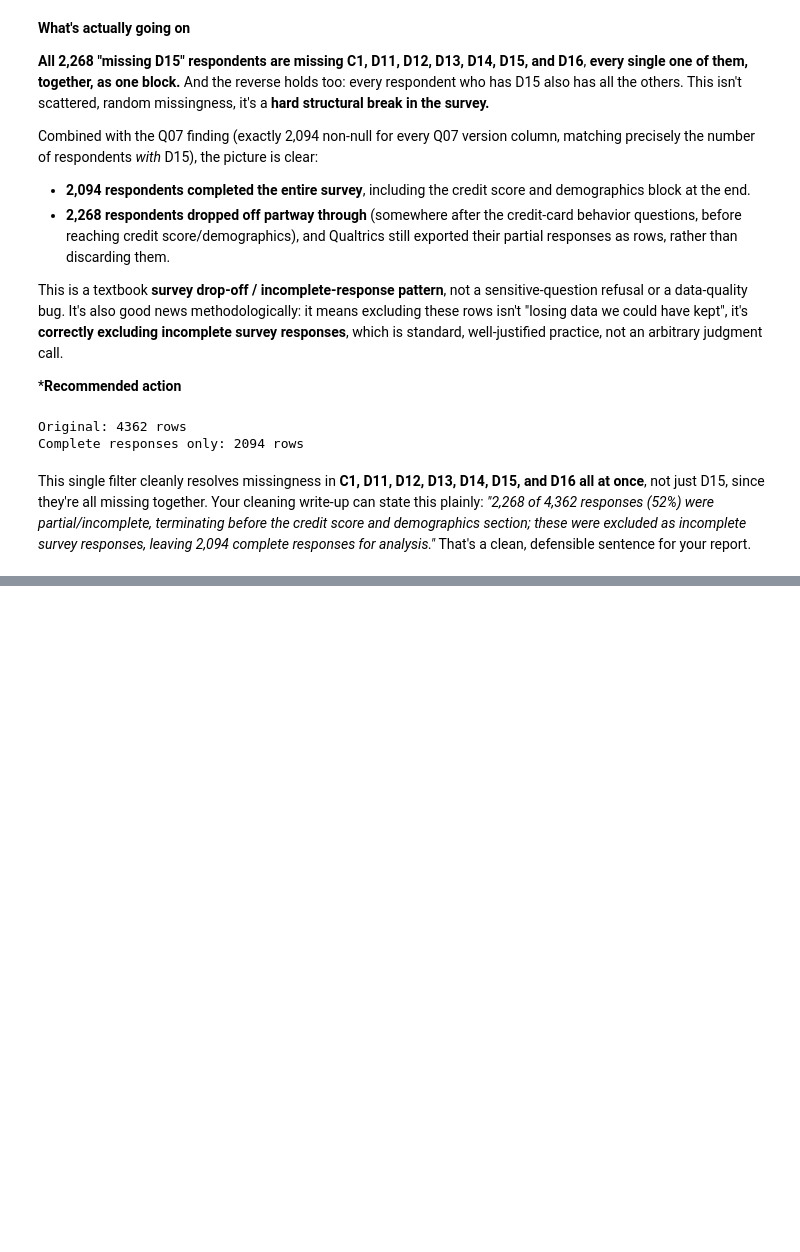
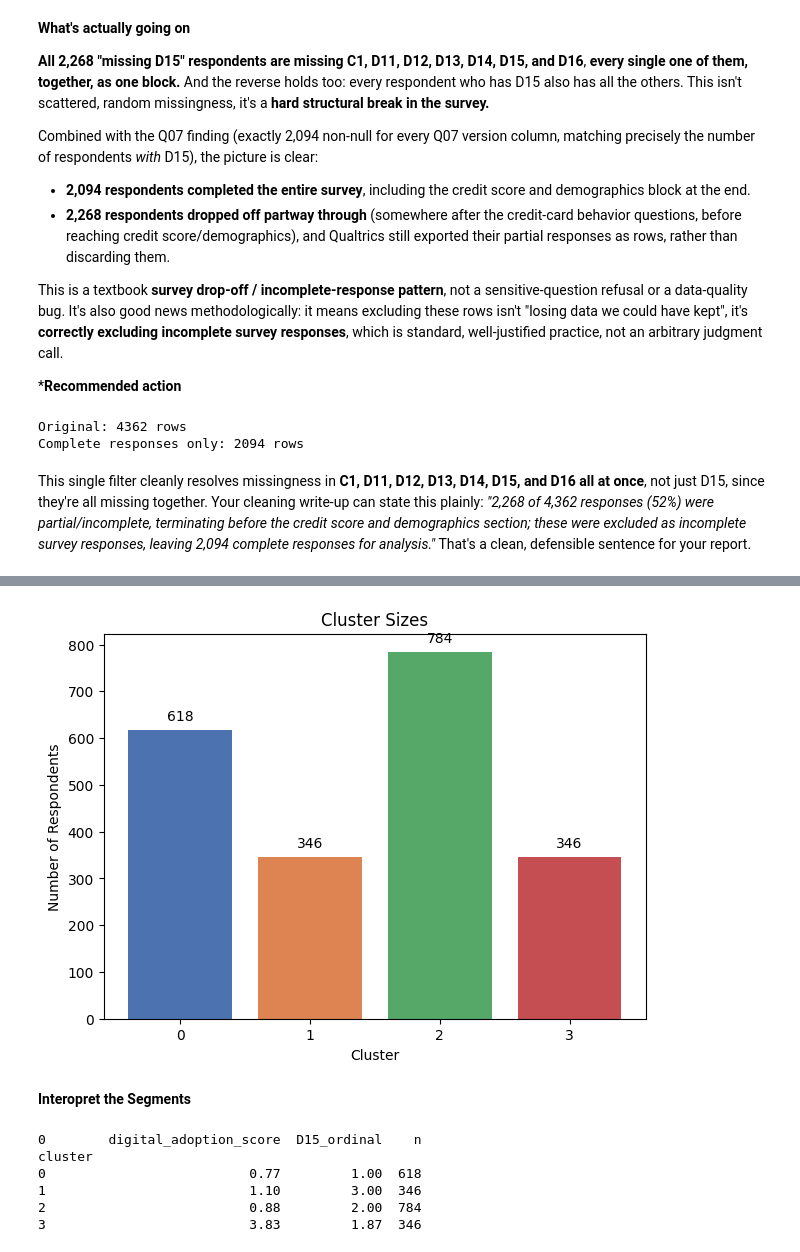
Before and after one commit to JoseAlberto88/Marketing-Analytics-Problem-Assignment, a Jupyter notebook: Assingment_part_1.ipynb, the cells around one changed output, grey strips where cells are left out. Drawn from its saved outputs; the diff is of its cells as text; code cells hidden in the pictures; blank space fills up the shorter version.

```diff
--- a/Assingment_part_1.ipynb
+++ b/Assingment_part_1.ipynb
@@ -226,0 +249,13 @@ This single filter cleanly resolves missingness in **C1, D11, D12, D13, D14, D15
+# %%
+d15_map = {
+    'I do not live paycheck to paycheck': 1,
+    'I live paycheck to paycheck but am comfortably paying my bills each month.': 2,
+    'I live paycheck to paycheck and have difficulty paying my bills each month.': 3
+}
+
+df_complete['D15_ordinal'] = df_complete['D15'].map(d15_map)
+
+# Sanity check — this should show zero unmapped/NaN values, confirming every
+# remaining value matched one of our three categories exactly
+print(df_complete['D15_ordinal'].value_counts(dropna=False))
+print(f"\nUnmapped rows (should be 0): {df_complete['D15_ordinal'].isna().sum()}")
@@ -226,0 +427,28 @@ This single filter cleanly resolves missingness in **C1, D11, D12, D13, D14, D15
+# %%
+# Cluster size bar chart
+cluster_counts = df_complete['cluster'].value_counts().sort_index()
+
+plt.figure(figsize=(7, 5))
+plt.bar(cluster_counts.index.astype(str), cluster_counts.values, color=['#4C72B0','#DD8452','#55A868','#C44E52'])
+plt.xlabel('Cluster')
+plt.ylabel('Number of Respondents')
+plt.title('Cluster Sizes')
+for i, v in enumerate(cluster_counts.values):
+    plt.text(i, v + 20, str(v), ha='center')
+plt.show()
+# %% [output]
+[figure, added]
+# %% [markdown]
+**Interopret the Segments**
+# %%
+# Cluster profiles: mean of each clustering variable per cluster
+cluster_profile = df_complete.groupby('cluster')[['digital_adoption_score', 'D15_ordinal']].mean().round(2)
+cluster_profile['n'] = df_complete.groupby('cluster').size()
+print(cluster_profile)
+# %% [output]
+0        digital_adoption_score  D15_ordinal    n
+cluster
+0                          0.77         1.00  618
+1                          1.10         3.00  346
+2                          0.88         2.00  784
+3                          3.83         1.87  346
```
Also changed, not shown: parts of 17 cells of this notebook.
